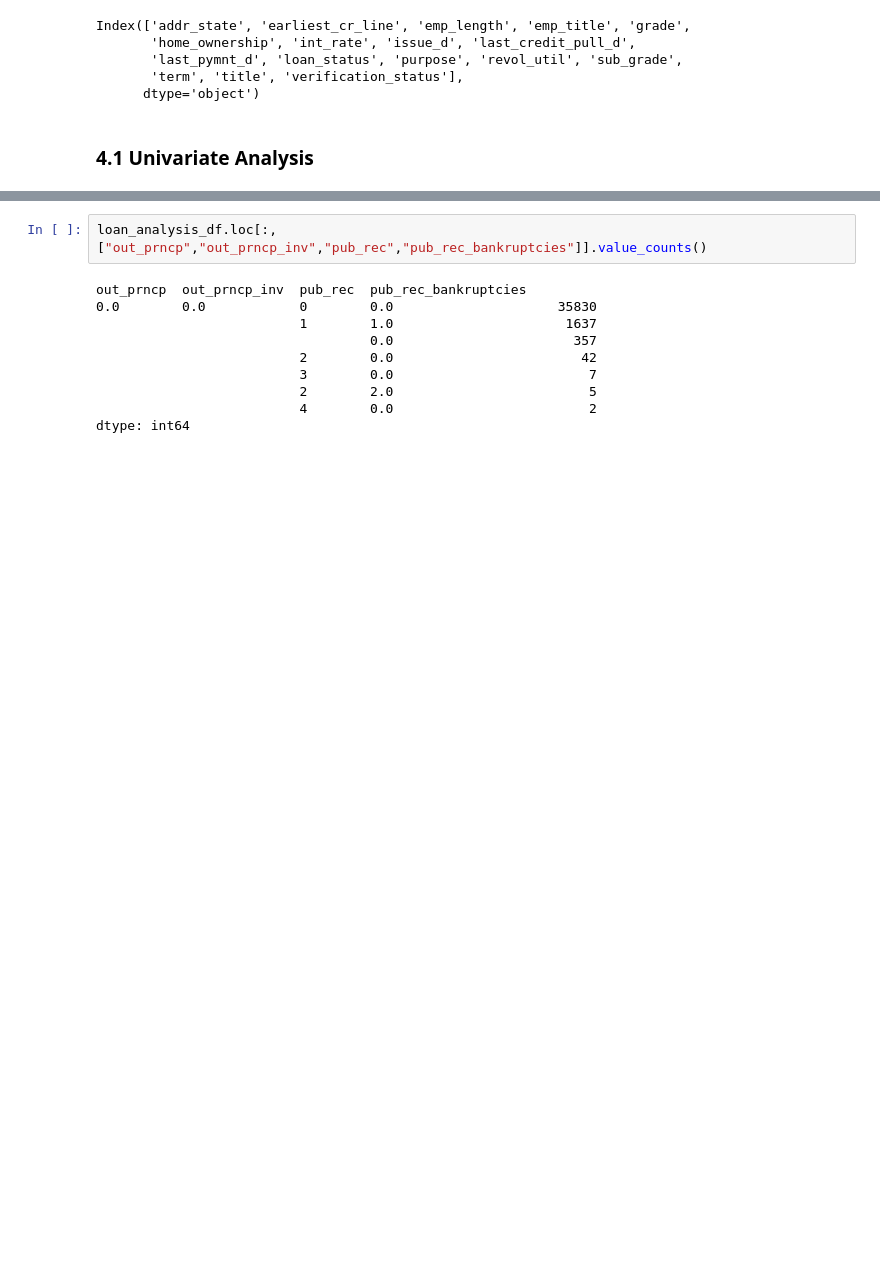
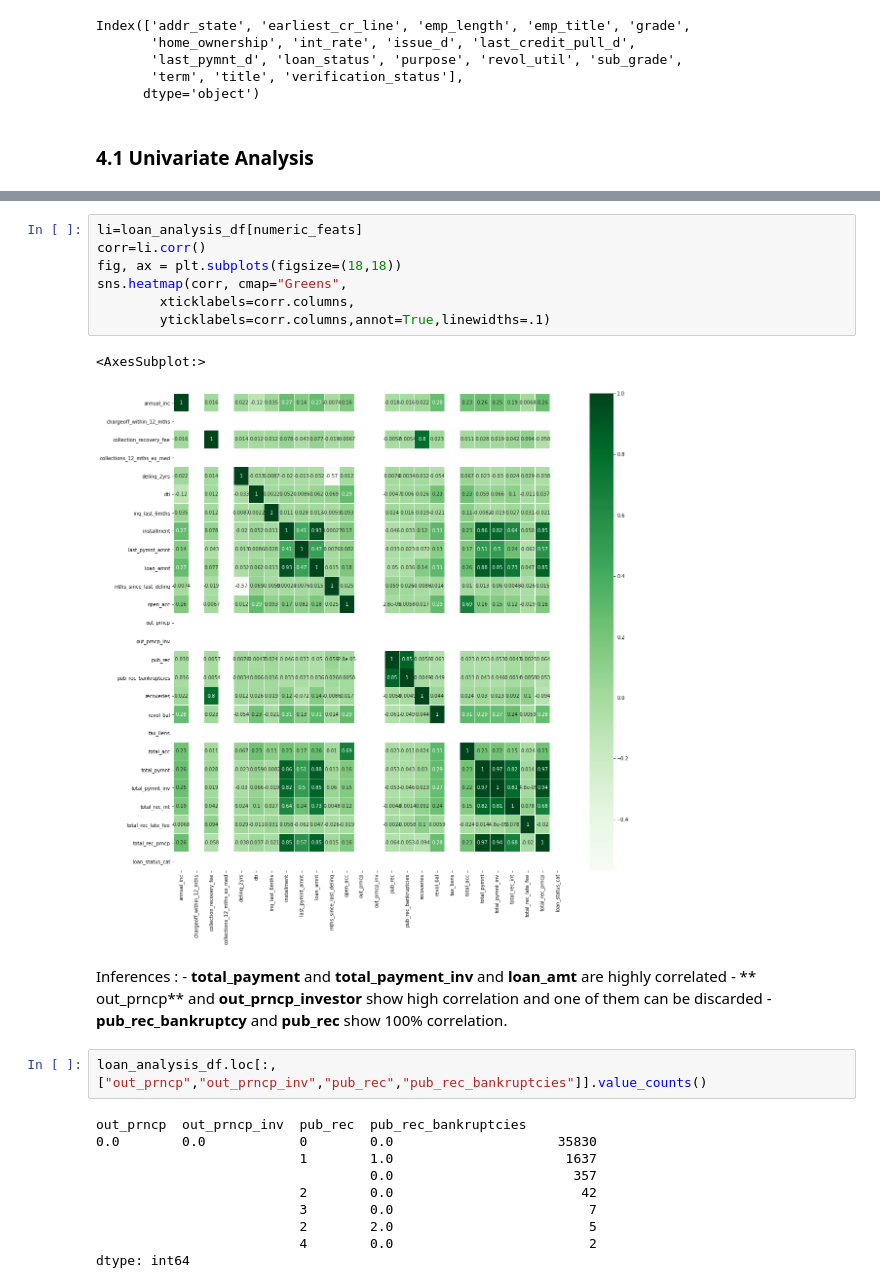
Before and after one commit to rramchan12/Lending-Club-EDA-CaseStudy, a Jupyter notebook: Lending_Club_EDA_Analysis.ipynb, the cells around one changed output, grey strips where cells are left out. Saved outputs shown, nothing was run; the diff lists cells and outputs as text; blank space fills up the shorter version.

```diff
--- a/Lending_Club_EDA_Analysis.ipynb
+++ b/Lending_Club_EDA_Analysis.ipynb
@@ -371,3 +392,18 @@ Index(['addr_state', 'earliest_cr_line', 'emp_length', 'emp_title', 'grade',
+# %%
+li=loan_analysis_df[numeric_feats]
+corr=li.corr()
+fig, ax = plt.subplots(figsize=(18,18))
+sns.heatmap(corr, cmap="Greens",
+        xticklabels=corr.columns,
+        yticklabels=corr.columns,annot=True,linewidths=.1)
+# %% [output]
+<AxesSubplot:>
+[figure, added]
+# %% [markdown]
+Inferences :
+    - **total_payment** and **total_payment_inv** and **loan_amt** are highly correlated
+    - ** out_prncp** and **out_prncp_investor** show high correlation and one of them can be discarded
+    - **pub_rec_bankruptcy** and **pub_rec** show 100% correlation.
 # %%
 loan_analysis_df.loc[:,["out_prncp","out_prncp_inv","pub_rec","pub_rec_bankruptcies"]].value_counts()
 # %% [output]
```
Also changed, not shown: parts of 27 cells of this notebook.
